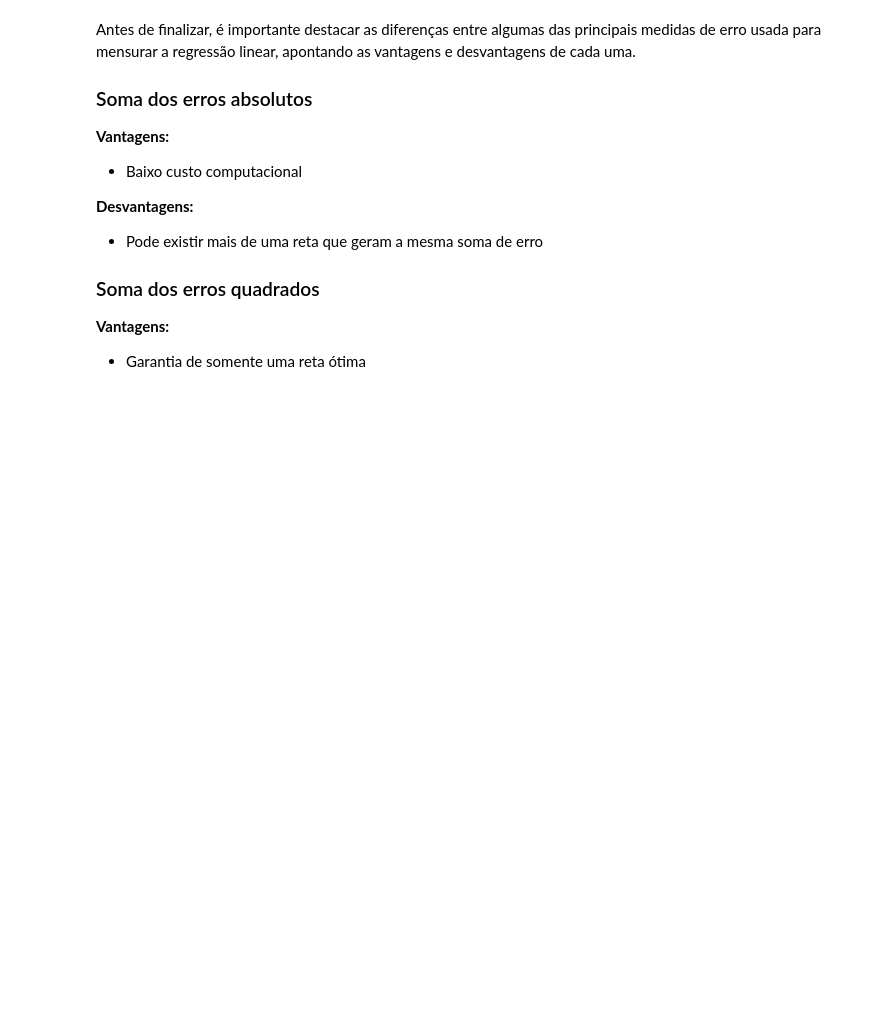
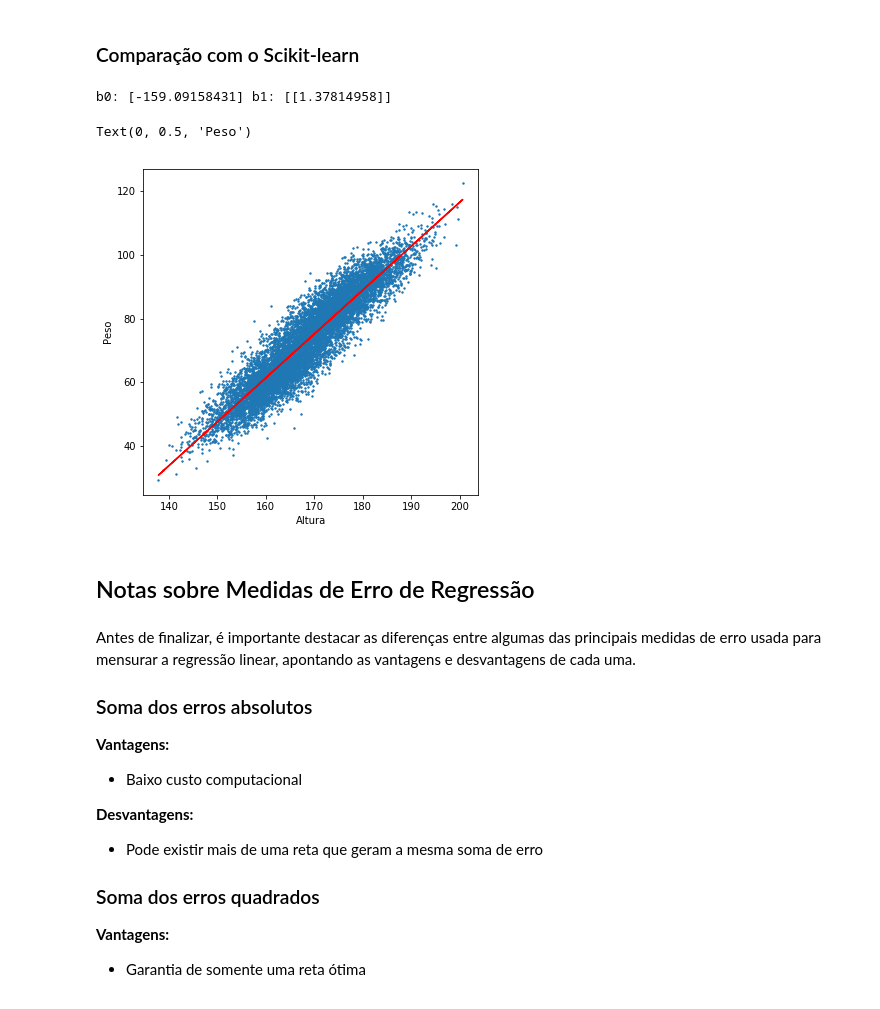
Before and after one commit to arnaldog12/Machine_Learning, a Jupyter notebook: Regressão Linear.ipynb, the cells around one changed output. Saved outputs shown, nothing was run; the diff lists cells and outputs as text; code cells hidden in the pictures; blank space fills up the shorter version.

```diff
--- a/Regressão Linear.ipynb
+++ b/Regressão Linear.ipynb
@@ -243,3 +106,24 @@ male_train.shape
+# %% [markdown]
+### Comparação com o Scikit-learn
+# %%
+from sklearn.linear_model import LinearRegression
+
+reg = LinearRegression()
+reg.fit(x, y)
+
+print('b0: {} b1: {}'.format(reg.intercept_, reg.coef_))
+
+plt.figure(figsize=(6, 6))
+plt.scatter(x, y, s=2)
+plt.plot(x, reg.predict(x), c='red')
+plt.xlabel('Altura')
+plt.ylabel('Peso')
+# %% [output]
+b0: [-159.09158431] b1: [[1.37814958]]
+Text(0, 0.5, 'Peso')
+[figure, added]
+# %% [markdown]
+## Notas sobre Medidas de Erro de Regressão
 # %% [markdown]
 Antes de finalizar, é importante destacar as diferenças entre algumas das principais medidas de erro usada para mensurar a regressão linear, apontando as vantagens e desvantagens de cada uma.
 
```
Also changed, not shown: parts of 49 cells of this notebook.
